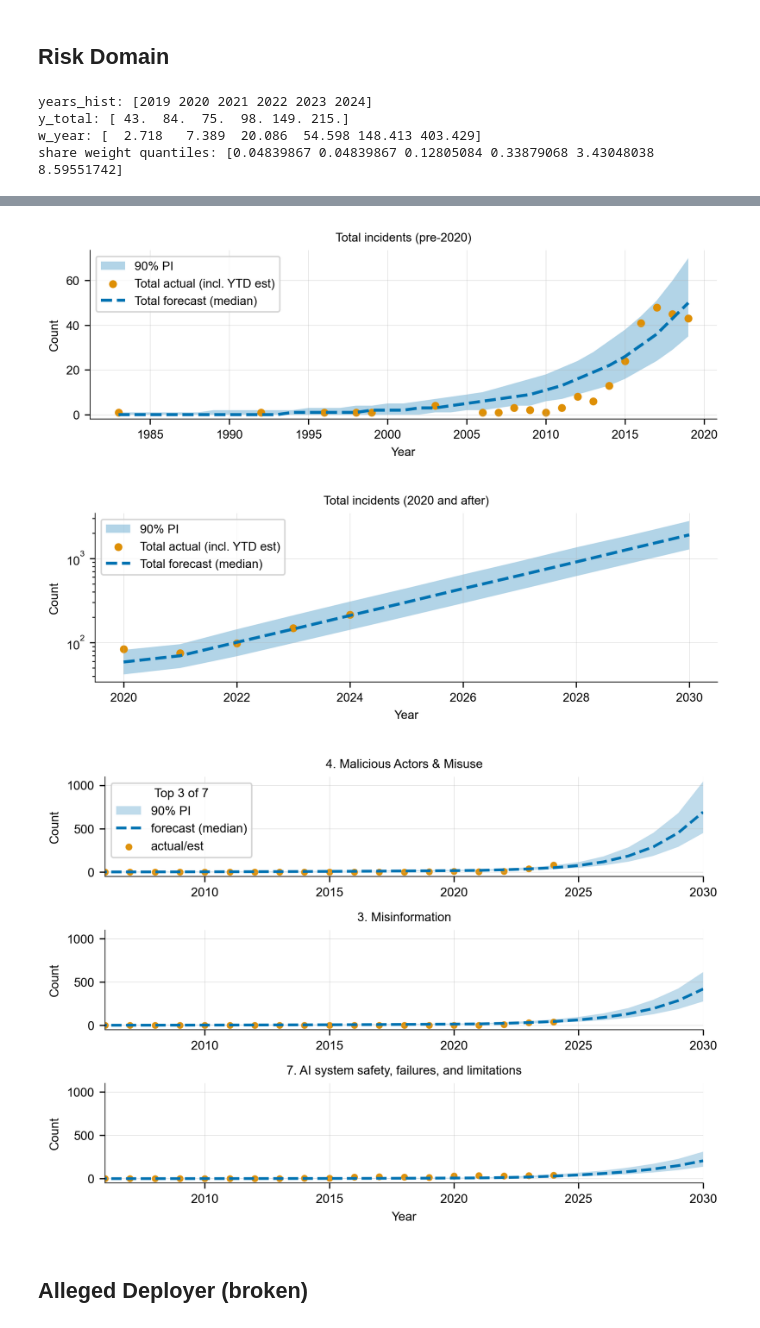
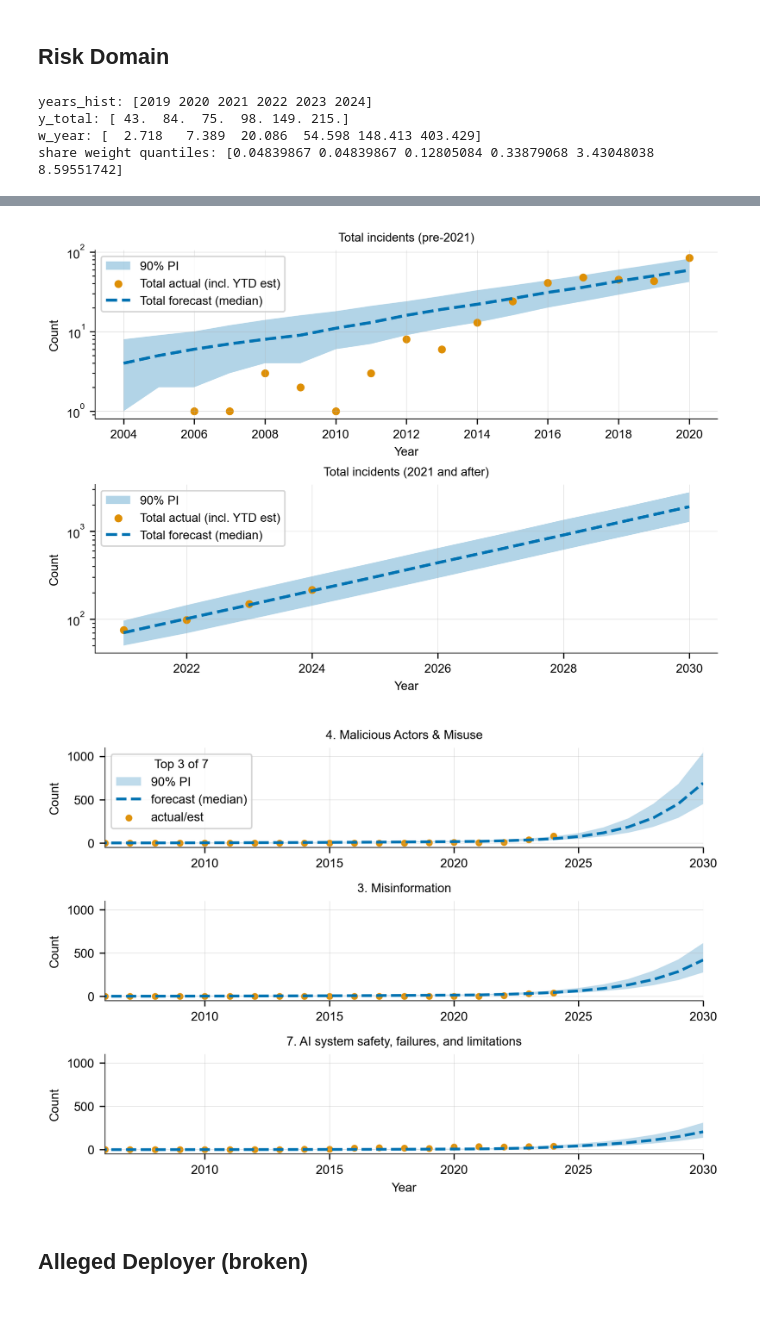
Before and after one commit to cluebbers/ai-incident-forecasting, a Jupyter notebook: src/forecasting_by_column.ipynb, the cells around one changed output, grey strips where cells are left out. Cells and saved outputs as stored; diff of their text form; code cells hidden in the pictures.

Commit message:
added min_year flag

```diff
--- a/src/forecasting_by_column.ipynb
+++ b/src/forecasting_by_column.ipynb
@@ -40,37 +40,36 @@ cfg = ForecastConfig(
     B_SIM=5000,                    # Increased for stability
     CONFIDENCE_LEVEL=0.90,
     BOOTSTRAP_ITERS=500,
     MIN_PI_WIDTH=0.2,
     GROWTH_UNCERTAINTY_FACTOR=1,  # Calibrated value 0.686,
     YTD_YEAR=2025,
     MONOTONE_TOTALS=False,
     NO_DIP_FIRST_YEAR=False,
     NONDECREASING_CATEGORIES=False,
     ASSIMILATE_YTD=False # True for production
 )
 res_rd = forecast_by_category(
     merged_df, date_col="date", cat_col="Risk Domain", config=cfg
 )
-plot_total_panel(res_rd)
+plot_total_panel(res_rd, split_year=2021, min_year=2003)
 plot_category_panels(res_rd, top_k=3)
 make_summary_table(res_rd)
 # %% [output]
 years_hist: [2019 2020 2021 2022 2023 2024]
 y_total: [ 43.  84.  75.  98. 149. 215.]
 w_year: [  2.718   7.389  20.086  54.598 148.413 403.429]
 share weight quantiles: [0.04839867 0.04839867 0.12805084 0.33879068 3.43048038 8.59551742]
 |  | Actual_2021 | Actual_2022 | Actual_2023 | Actual_2024 | Actual_2025 | Pred_2025 | Pred_2026 | Pred_2027 | ... |
 | 1. Discrimination and Toxicity | 19 | 21 | 19 | 26 | <NA> | 37 | 52 | 72 | ... |
 | 2. Privacy & Security | 4 | 8 | 14 | 12 | <NA> | 30 | 40 | 53 | ... |
 | 3. Misinformation | 1 | 11 | 31 | 40 | <NA> | 64 | 92 | 133 | ... |
 | 4. Malicious Actors & Misuse | 4 | 11 | 39 | 83 | <NA> | 76 | 118 | 186 | ... |
 | 5. Human-Computer Interaction | 10 | 11 | 7 | 10 | <NA> | 30 | 43 | 63 | ... |
 | 6. Socioeconomic & Environmental ... | 2 | 5 | 5 | 4 | <NA> | 20 | 27 | 36 | ... |
 | 7. AI system safety, failures, an... | 35 | 31 | 34 | 40 | <NA> | 42 | 59 | 81 | ... |
 | Total | 75 | 98 | 149 | 215 | <NA> | 302 | 438 | 628 | ... |
-[figure, old version]
+[figure, new version]
-[figure, old version]
+[figure, new version]
-[figure, removed]
 # %% [markdown]
 ## Alleged Deployer (broken)
 # %%
```
Also changed, not shown: 2 other files.
